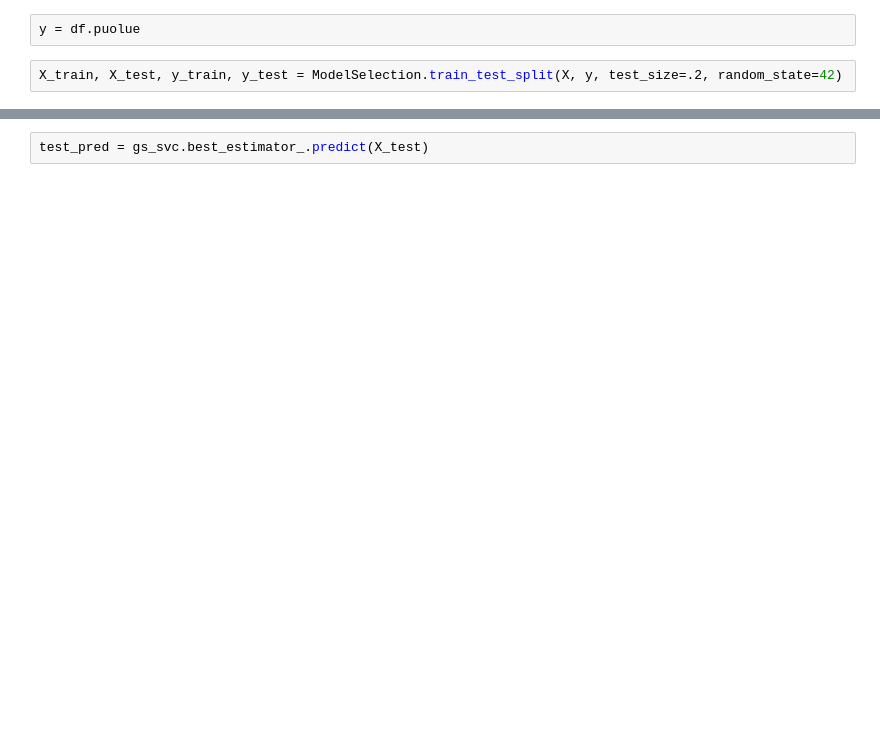
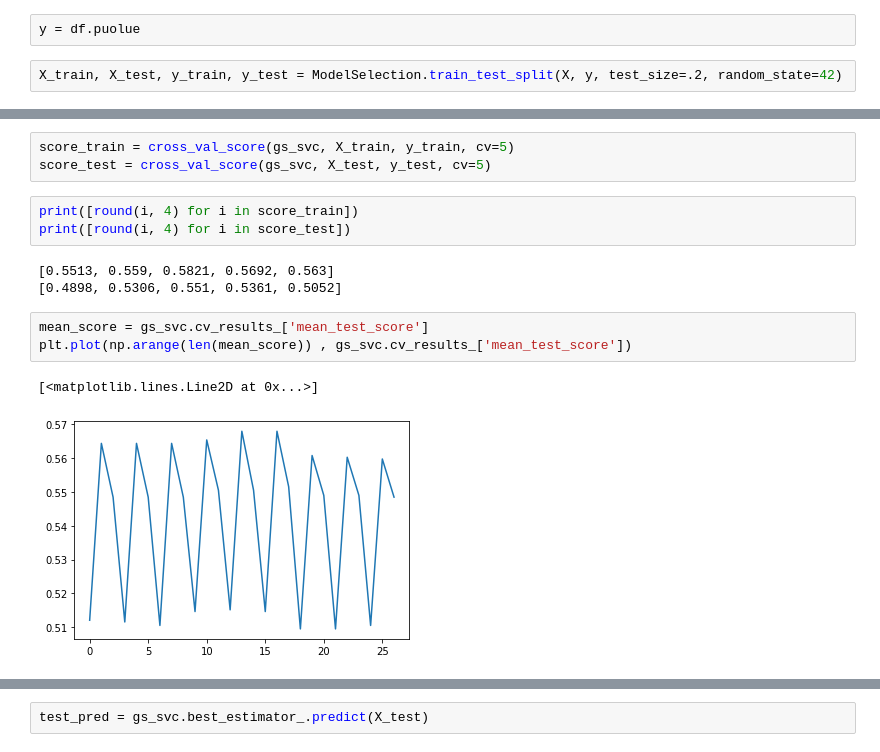
Before and after one commit to SanteriVtj/election-compass-2019, a Jupyter notebook: predict_party.ipynb, the cells around one changed output, grey strips where cells are left out. Saved outputs shown, nothing was run; the diff lists cells and outputs as text; blank space fills up the shorter version.

```diff
--- a/predict_party.ipynb
+++ b/predict_party.ipynb
@@ -53,2 +77,17 @@ GridSearchCV(cv=5,
                          'svc__gamma': [1e-05, 0.0001, 0.001]},
              scoring='f1_micro')
+# %%
+score_train = cross_val_score(gs_svc, X_train, y_train, cv=5)
+score_test = cross_val_score(gs_svc, X_test, y_test, cv=5)
+# %%
+print([round(i, 4) for i in score_train])
+print([round(i, 4) for i in score_test])
+# %% [output]
+[0.5513, 0.559, 0.5821, 0.5692, 0.563]
+[0.4898, 0.5306, 0.551, 0.5361, 0.5052]
+# %%
+mean_score = gs_svc.cv_results_['mean_test_score']
+plt.plot(np.arange(len(mean_score)) , gs_svc.cv_results_['mean_test_score'])
+# %% [output]
+[<matplotlib.lines.Line2D at 0x...>]
+[figure, added]
```
Also changed, not shown: parts of 20 cells of this notebook, 2 other files.
